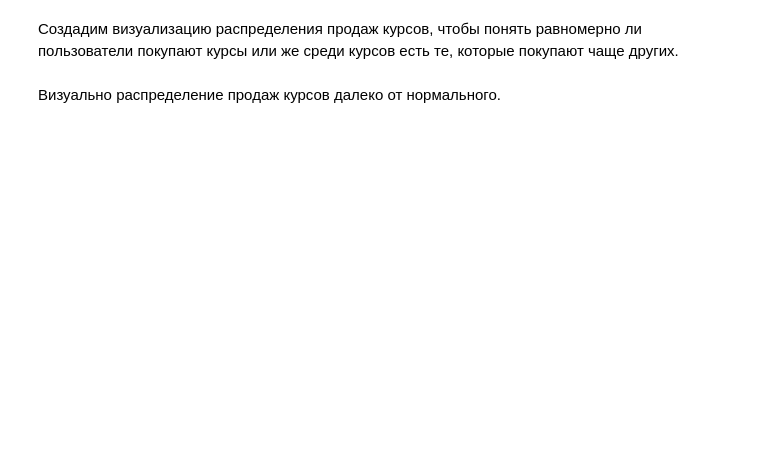
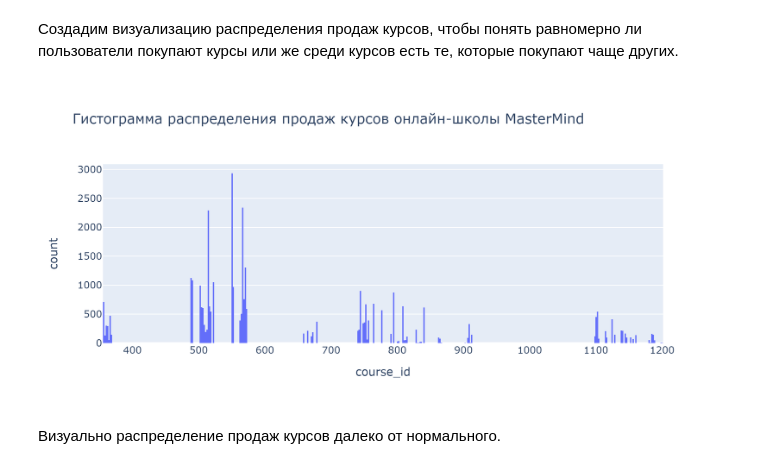
Before and after one commit to mikhaylovskaya-karina/Project-4_Recommendation_system_for_online_school_Python, a Jupyter notebook: Project_4_Recommendation_system_Python_KM.ipynb, the cells around one changed output. Cells and saved outputs as stored; diff of their text form; code cells hidden in the pictures; blank space fills up the shorter version.

```diff
--- a/Project_4_Recommendation_system_Python_KM.ipynb
+++ b/Project_4_Recommendation_system_Python_KM.ipynb
@@ -144,15 +164,22 @@ print('Id курса, который не покупали вместе с др
 # %% [markdown]
 Создадим визуализацию распределения продаж курсов, чтобы понять равномерно ли пользователи покупают курсы или же среди курсов есть те, которые покупают чаще других.
 # %%
-# выгружаем библиотеку plotly для создания визуализации
+# загружаем необходимые библиотеки для создания визуализаций
 import plotly.express as px
+from IPython.display import Image
 
 # создаем гистограмму, отображающую частоту продаж курсов
 fig = px.histogram(purchased_courses_df,
                    x='course_id',
                    nbins=500,
                    title='Гистограмма распределения продаж курсов онлайн-школы MasterMind')
-fig.show()
+
+# создаем статическую визуализацию для отображение на github
+# при запуске кода use fig.show()
+img = fig.to_image(format="png", width=850, height=400, scale=3, engine="orca")
+Image(img)
+# %% [output]
+[figure, added]
 # %% [markdown]
 Визуально распределение продаж курсов далеко от нормального.
 # %%
```
Also changed, not shown: parts of 15 cells of this notebook.
